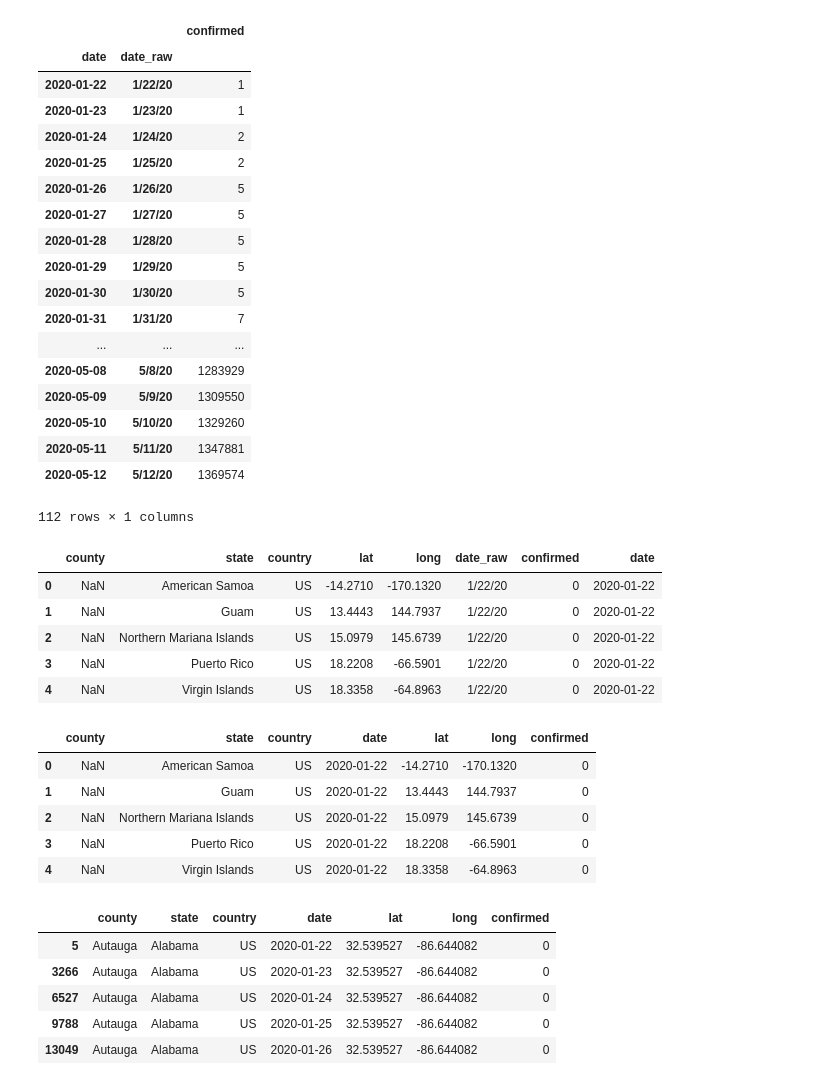
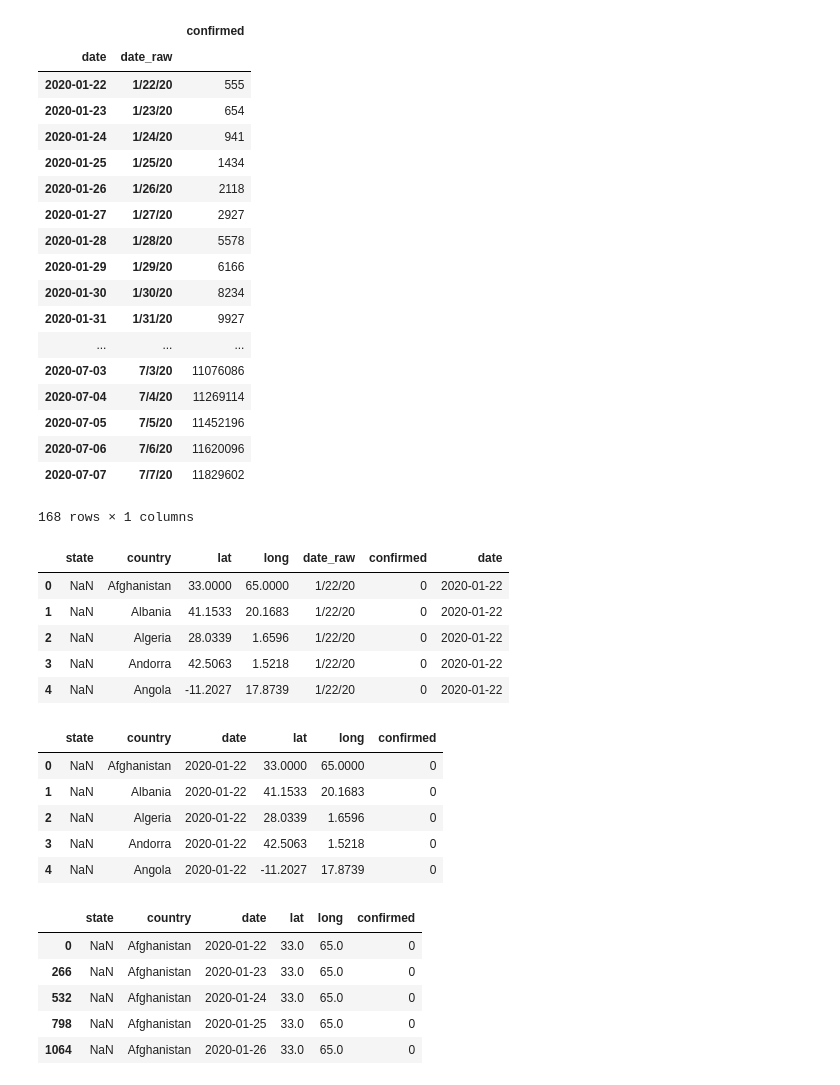
Before and after one commit to JGH85/covid19, a Jupyter notebook: CovidMexicoAnalysis.ipynb, the cells around one changed output. Drawn from its saved outputs; the diff is of its cells as text; code cells hidden in the pictures.

```diff
--- a/CovidMexicoAnalysis.ipynb
+++ b/CovidMexicoAnalysis.ipynb
@@ -1,7 +1,8 @@
 # %%
 import pandas as pd
 # %%
-url = 'https://raw.githubusercontent.com/CSSEGISandData/COVID-19/master/csse_covid_19_data/csse_covid_19_time_series/time_series_covid19_confirmed_US.csv'
+# url = 'https://raw.githubusercontent.com/CSSEGISandData/COVID-19/master/csse_covid_19_data/csse_covid_19_time_series/time_series_covid19_confirmed_US.csv'
+url = 'https://raw.githubusercontent.com/CSSEGISandData/COVID-19/master/csse_covid_19_data/csse_covid_19_time_series/time_series_covid19_confirmed_global.csv'
 raw_data = pd.read_csv(url)
 # %%
 raw_data.head()
@@ -25,5 +26,5 @@ Index(['UID', 'iso2', 'iso3', 'code3', 'FIPS', 'Admin2', 'Province_State',
 # %%
 covid_data = raw_data.rename(
-columns = {'FIPS':'fips', 'Admin2':'county','Province_State':'state', 'Country_Region':'country', 'Lat':'lat', 'Long_':'long'})
+columns = {'Province/State':'state', 'Country/Region':'country', 'Lat':'lat', 'Long':'long'})
 covid_data.head()
 # %% [output]
@@ -79,7 +72,7 @@ covid_data_select.head()
 # id_vars is all the columns not converted
 # var is the column that gets converted to a row
 # val is the value from those columns
-keep_columns = ['county', 'state', 'country', 'lat', 'long']
-covid_data_flat = (covid_data_select.melt(id_vars = keep_columns, var_name = 'date_raw', value_name = 'confirmed' ))
+keep_columns = ['state', 'country', 'lat', 'long']
+covid_data_flat = (covid_data.melt(id_vars = keep_columns, var_name = 'date_raw', value_name = 'confirmed' ))
 covid_data_flat.head()
 # %% [output]
@@ -144,23 +137,23 @@ covid_data_flat.assign(date = pd.to_datetime(covid_data_flat.date_raw, format =
 # %% [output]
 |  |  | confirmed |
 | date | date_raw |  |
-| 2020-01-22 | 1/22/20 | 1 |
-| 2020-01-23 | 1/23/20 | 1 |
-| 2020-01-24 | 1/24/20 | 2 |
-| 2020-01-25 | 1/25/20 | 2 |
-| 2020-01-26 | 1/26/20 | 5 |
-| 2020-01-27 | 1/27/20 | 5 |
-| 2020-01-28 | 1/28/20 | 5 |
-| 2020-01-29 | 1/29/20 | 5 |
-| 2020-01-30 | 1/30/20 | 5 |
-| 2020-01-31 | 1/31/20 | 7 |
+| 2020-01-22 | 1/22/20 | 555 |
+| 2020-01-23 | 1/23/20 | 654 |
+| 2020-01-24 | 1/24/20 | 941 |
+| 2020-01-25 | 1/25/20 | 1434 |
+| 2020-01-26 | 1/26/20 | 2118 |
+| 2020-01-27 | 1/27/20 | 2927 |
+| 2020-01-28 | 1/28/20 | 5578 |
+| 2020-01-29 | 1/29/20 | 6166 |
+| 2020-01-30 | 1/30/20 | 8234 |
+| 2020-01-31 | 1/31/20 | 9927 |
 | ... | ... | ... |
-| 2020-05-08 | 5/8/20 | 1283929 |
-| 2020-05-09 | 5/9/20 | 1309550 |
-| 2020-05-10 | 5/10/20 | 1329260 |
-| 2020-05-11 | 5/11/20 | 1347881 |
-| 2020-05-12 | 5/12/20 | 1369574 |
+| 2020-07-03 | 7/3/20 | 11076086 |
+| 2020-07-04 | 7/4/20 | 11269114 |
+| 2020-07-05 | 7/5/20 | 11452196 |
+| 2020-07-06 | 7/6/20 | 11620096 |
+| 2020-07-07 | 7/7/20 | 11829602 |
-112 rows × 1 columns
+168 rows × 1 columns
 # %%
 # make a backup before assigning date
 covid_data_backup_before_date_conversion = covid_data_flat.copy()
@@ -169,32 +162,32 @@ covid_data_backup_before_date_conversion = covid_data_flat.copy()
 covid_data_flat = covid_data_flat.assign(date = pd.to_datetime(covid_data_flat.date_raw, format = '%m/%d/%y'))
 covid_data_flat.head()
 # %% [output]
-|  | county | state | country | lat | long | date_raw | confirmed | date |
-| 0 | NaN | American Samoa | US | -14.2710 | -170.1320 | 1/22/20 | 0 | 2020-01-22 |
-| 1 | NaN | Guam | US | 13.4443 | 144.7937 | 1/22/20 | 0 | 2020-01-22 |
-| 2 | NaN | Northern Mariana Islands | US | 15.0979 | 145.6739 | 1/22/20 | 0 | 2020-01-22 |
-| 3 | NaN | Puerto Rico | US | 18.2208 | -66.5901 | 1/22/20 | 0 | 2020-01-22 |
-| 4 | NaN | Virgin Islands | US | 18.3358 | -64.8963 | 1/22/20 | 0 | 2020-01-22 |
+|  | state | country | lat | long | date_raw | confirmed | date |
+| 0 | NaN | Afghanistan | 33.0000 | 65.0000 | 1/22/20 | 0 | 2020-01-22 |
+| 1 | NaN | Albania | 41.1533 | 20.1683 | 1/22/20 | 0 | 2020-01-22 |
+| 2 | NaN | Algeria | 28.0339 | 1.6596 | 1/22/20 | 0 | 2020-01-22 |
+| 3 | NaN | Andorra | 42.5063 | 1.5218 | 1/22/20 | 0 | 2020-01-22 |
+| 4 | NaN | Angola | -11.2027 | 17.8739 | 1/22/20 | 0 | 2020-01-22 |
 # %%
 # filter columns that we want
 covid_data_final = covid_data_flat.filter(['county','state', 'country', 'date', 'lat', 'long', 'confirmed'])
 covid_data_final.head()
 # %% [output]
-|  | county | state | country | date | lat | long | confirmed |
-| 0 | NaN | American Samoa | US | 2020-01-22 | -14.2710 | -170.1320 | 0 |
-| 1 | NaN | Guam | US | 2020-01-22 | 13.4443 | 144.7937 | 0 |
-| 2 | NaN | Northern Mariana Islands | US | 2020-01-22 | 15.0979 | 145.6739 | 0 |
-| 3 | NaN | Puerto Rico | US | 2020-01-22 | 18.2208 | -66.5901 | 0 |
-| 4 | NaN | Virgin Islands | US | 2020-01-22 | 18.3358 | -64.8963 | 0 |
+|  | state | country | date | lat | long | confirmed |
+| 0 | NaN | Afghanistan | 2020-01-22 | 33.0000 | 65.0000 | 0 |
+| 1 | NaN | Albania | 2020-01-22 | 41.1533 | 20.1683 | 0 |
+| 2 | NaN | Algeria | 2020-01-22 | 28.0339 | 1.6596 | 0 |
+| 3 | NaN | Andorra | 2020-01-22 | 42.5063 | 1.5218 | 0 |
+| 4 | NaN | Angola | 2020-01-22 | -11.2027 | 17.8739 | 0 |
 # %%
 # add a sort
-covid_data_final = covid_data_final.sort_values(['country','state','county', 'lat', 'long','date'])
+covid_data_final = covid_data_final.sort_values(['country','state', 'lat', 'long','date'])
 covid_data_final.head()
 # %% [output]
-|  | county | state | country | date | lat | long | confirmed |
-| 5 | Autauga | Alabama | US | 2020-01-22 | 32.539527 | -86.644082 | 0 |
-| 3266 | Autauga | Alabama | US | 2020-01-23 | 32.539527 | -86.644082 | 0 |
-| 6527 | Autauga | Alabama | US | 2020-01-24 | 32.539527 | -86.644082 | 0 |
-| 9788 | Autauga | Alabama | US | 2020-01-25 | 32.539527 | -86.644082 | 0 |
-| 13049 | Autauga | Alabama | US | 2020-01-26 | 32.539527 | -86.644082 | 0 |
+|  | state | country | date | lat | long | confirmed |
+| 0 | NaN | Afghanistan | 2020-01-22 | 33.0 | 65.0 | 0 |
+| 266 | NaN | Afghanistan | 2020-01-23 | 33.0 | 65.0 | 0 |
+| 532 | NaN | Afghanistan | 2020-01-24 | 33.0 | 65.0 | 0 |
+| 798 | NaN | Afghanistan | 2020-01-25 | 33.0 | 65.0 | 0 |
+| 1064 | NaN | Afghanistan | 2020-01-26 | 33.0 | 65.0 | 0 |
 # %%
```
Also changed, not shown: parts of 15 cells of this notebook.
